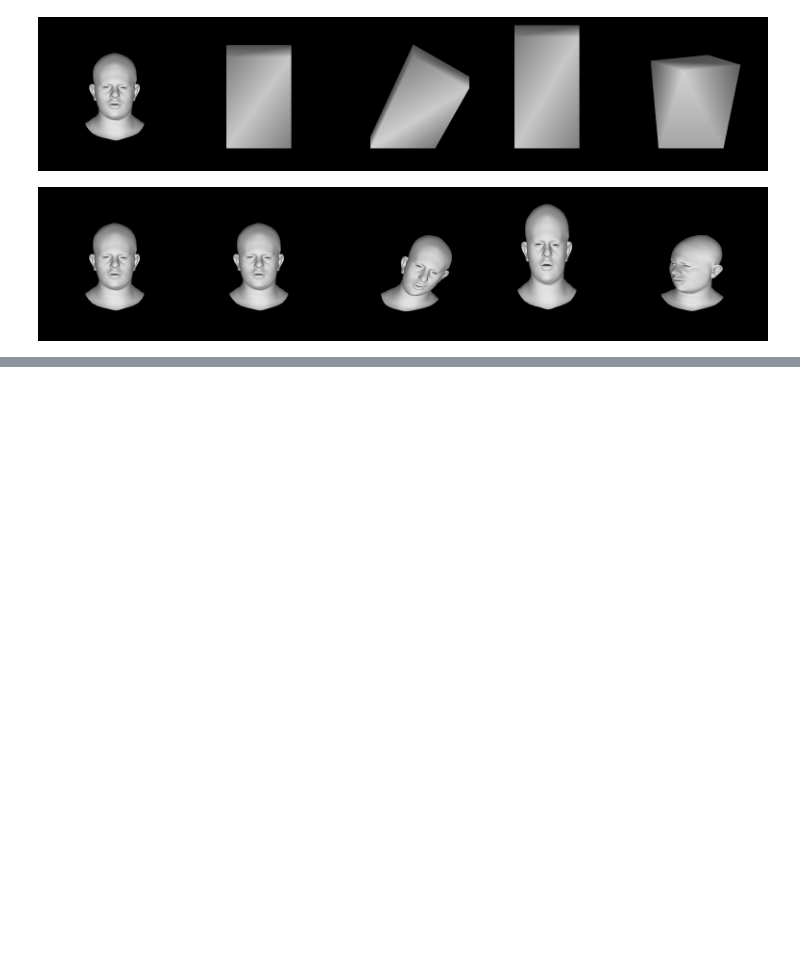
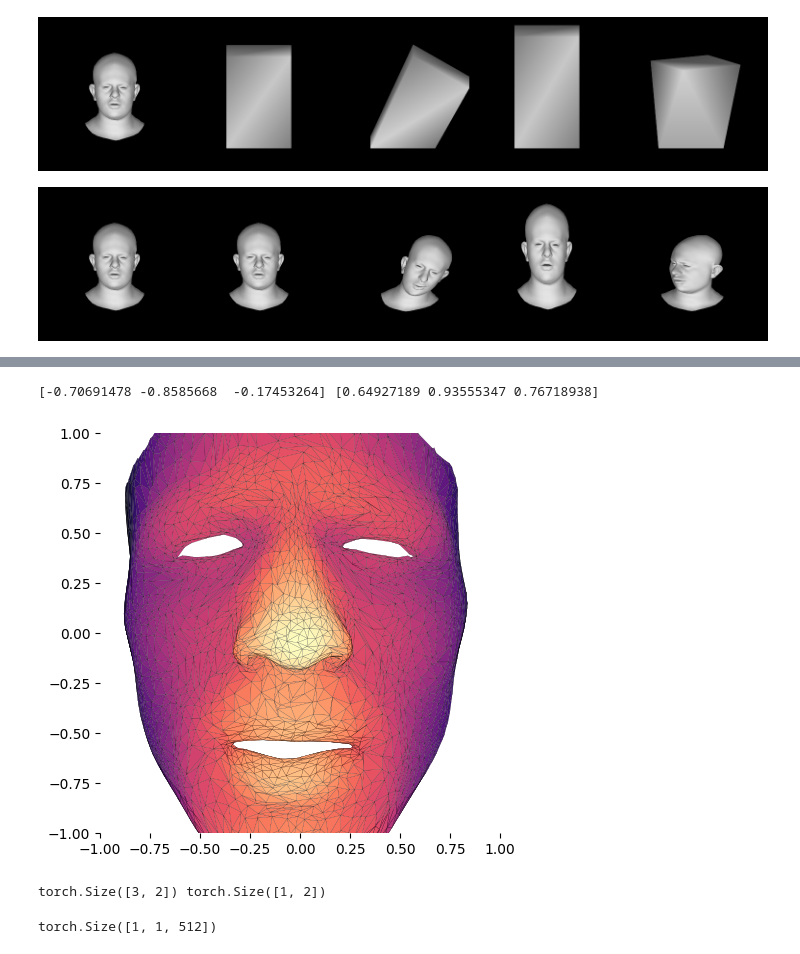
Before and after one commit to chacorp/PDB, a Jupyter notebook: notebook/exp_CBD.ipynb, the cells around one changed output, grey strips where cells are left out. Saved outputs shown, nothing was run; the diff lists cells and outputs as text; code cells hidden in the pictures; blank space fills up the shorter version.

```diff
--- a/notebook/exp_CBD.ipynb
+++ b/notebook/exp_CBD.ipynb
@@ -215,0 +348,48 @@ Model_mk3(3, 6)
+# %%
+# _std = np.load("../utils/biwi/standardization.npy", allow_pickle=True).item()
+with open("/data/sihun/BIWI_align_deci/templates_align_deci.pkl",'rb') as f:
+    asd_f = pickle.load(f)
+faces = asd_f['face']
+
+pca_holder = PCA_holder(
+#     '/data/sihun/BIWI_align_deci/train/vertices_npy/F3_pca.npz',
+    '/data/sihun/BIWI_align_deci/train/vertices_npy/M5_pca.npz'
+)
+
+asd = pca_holder.sample_from_pca(scale=1.0)
+faces = asd_f['face']
+# faces = _std['new_f']
+
+# print()
+V = normalize_homogeneous(asd)
+print(asd.min(0), asd.max(0))
+# V = V @ align_mat.T
+
+
+model = yrotate(0)
+view  = translate(0, 0, -3.5)
+proj  = perspective(25, 1, 1, 100)
+MVP   = proj @ view @ model
+V = V @ MVP.T
+V /= V[:, 3].reshape(-1, 1)
+
+VF = V[faces]
+T = VF[:, :, :2]
+Z = -VF[:, :, 2].mean(axis=1)
+Z = (Z - Z.min()) / (Z.max() - Z.min())
+C = plt.get_cmap("magma")(Z)
+I = np.argsort(Z)
+
+T, C = T[I, :], C[I, :]
+fig = plt.figure(figsize=(SIZE, SIZE))
+ax = fig.add_axes([0, 0, 1, 1], xlim=[-1, 1], ylim=[-1, 1], aspect=1, frameon=False)
+collection = PolyCollection(T, closed=True, linewidth=0.1, facecolor=C, edgecolor="black")
+ax.add_collection(collection)
+plt.show()
+# %% [output]
+[-0.70691478 -0.8585668  -0.17453264] [0.64927189 0.93555347 0.76718938]
+[figure, added]
+# %%
+print(torch.rand(4,2)[:3].shape,torch.rand(4,2)[3:].shape)
+# %% [output]
+torch.Size([3, 2]) torch.Size([1, 2])
@@ -215,0 +402,5 @@ Model_mk3(3, 6)
+# %%
+qw, we = asd.unsqueeze(1).chunk(2)
+qw.shape
+# %% [output]
+torch.Size([1, 1, 512])
```
Also changed, not shown: parts of 26 cells of this notebook, 4 other files.
